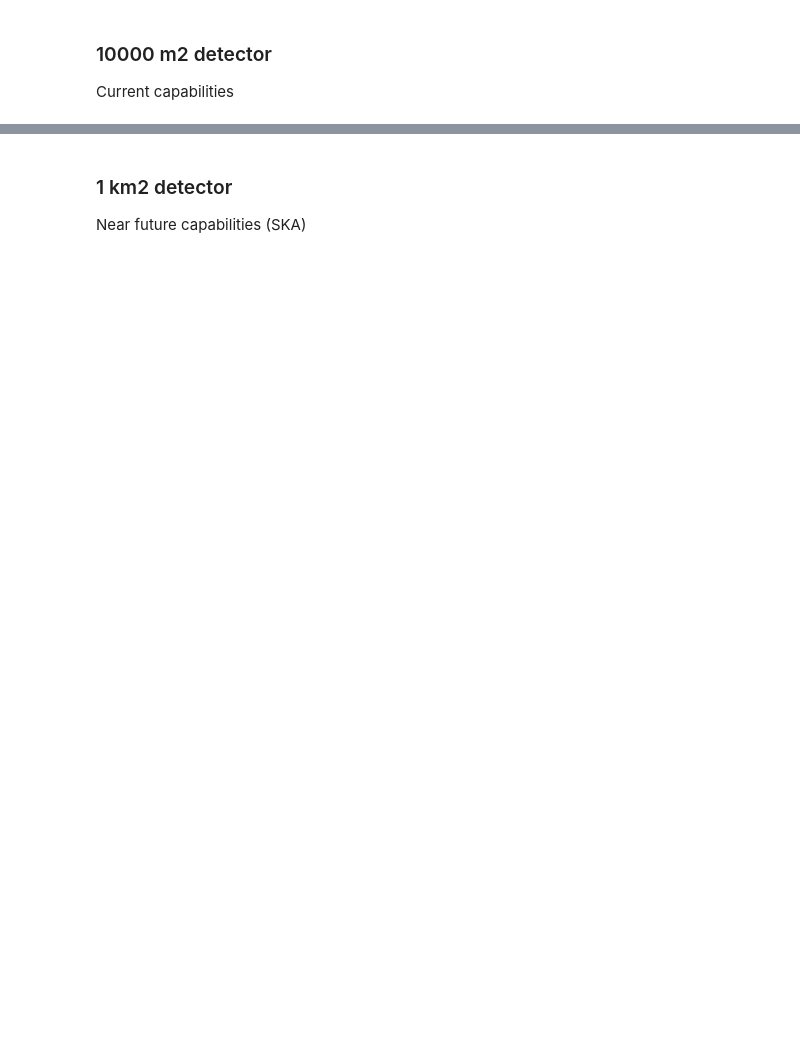
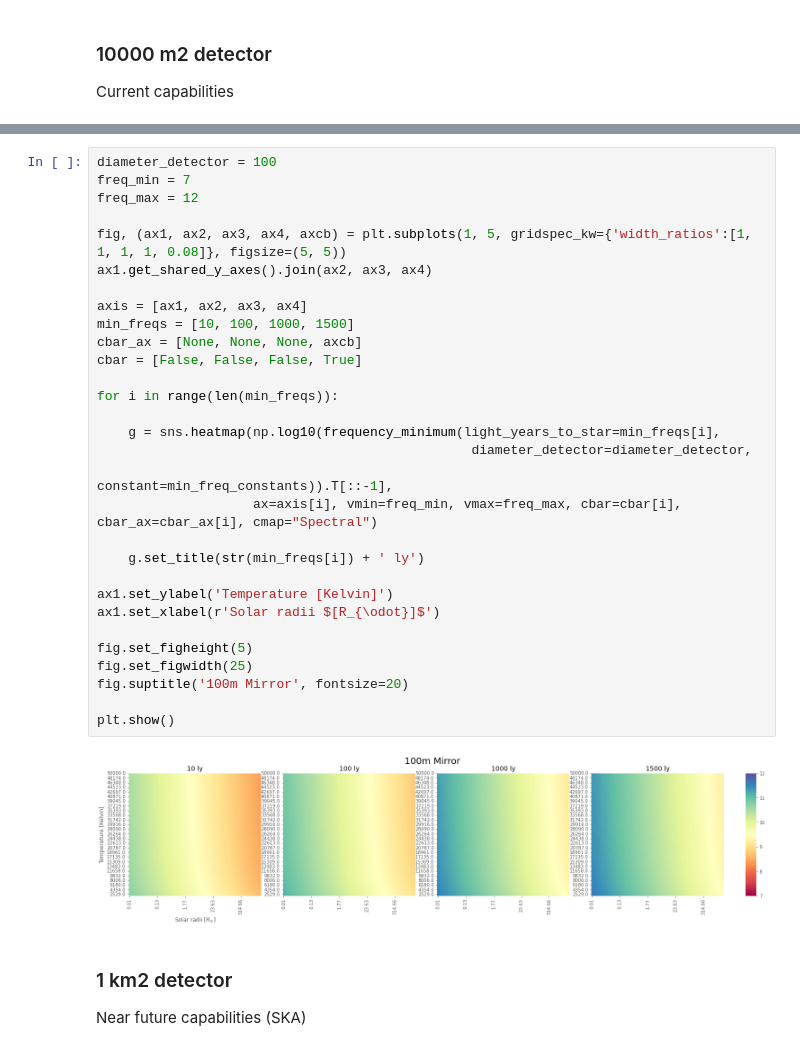
Before and after one commit to NicoGalvarino/techno_signatures, a Jupyter notebook: radio-seti/interstellar-communications/interstellar-communications.ipynb, the cells around one changed output, grey strips where cells are left out. Saved outputs shown, nothing was run; the diff lists cells and outputs as text; blank space fills up the shorter version.

```diff
--- a/radio-seti/interstellar-communications/interstellar-communications.ipynb
+++ b/radio-seti/interstellar-communications/interstellar-communications.ipynb
@@ -419,3 +421,35 @@ plt.show()
+# %%
+diameter_detector = 100
+freq_min = 7
+freq_max = 12
+
+fig, (ax1, ax2, ax3, ax4, axcb) = plt.subplots(1, 5, gridspec_kw={'width_ratios':[1, 1, 1, 1, 0.08]}, figsize=(5, 5))
+ax1.get_shared_y_axes().join(ax2, ax3, ax4)
+
+axis = [ax1, ax2, ax3, ax4]
+min_freqs = [10, 100, 1000, 1500]
+cbar_ax = [None, None, None, axcb]
+cbar = [False, False, False, True]
+
+for i in range(len(min_freqs)):
+
+    g = sns.heatmap(np.log10(frequency_minimum(light_years_to_star=min_freqs[i],
+                                                diameter_detector=diameter_detector,
+                                                constant=min_freq_constants)).T[::-1],
+                    ax=axis[i], vmin=freq_min, vmax=freq_max, cbar=cbar[i], cbar_ax=cbar_ax[i], cmap="Spectral")
+
+    g.set_title(str(min_freqs[i]) + ' ly')
+
+ax1.set_ylabel('Temperature [Kelvin]')
+ax1.set_xlabel(r'Solar radii $[R_{\odot}]$')
+
+fig.set_figheight(5)
+fig.set_figwidth(25)
+fig.suptitle('100m Mirror', fontsize=20)
+
+plt.show()
+# %% [output]
+[figure, added]
 # %% [markdown]
 ### 1 km2 detector
 Near future capabilities (SKA)
```
Also changed, not shown: parts of 14 cells of this notebook.
